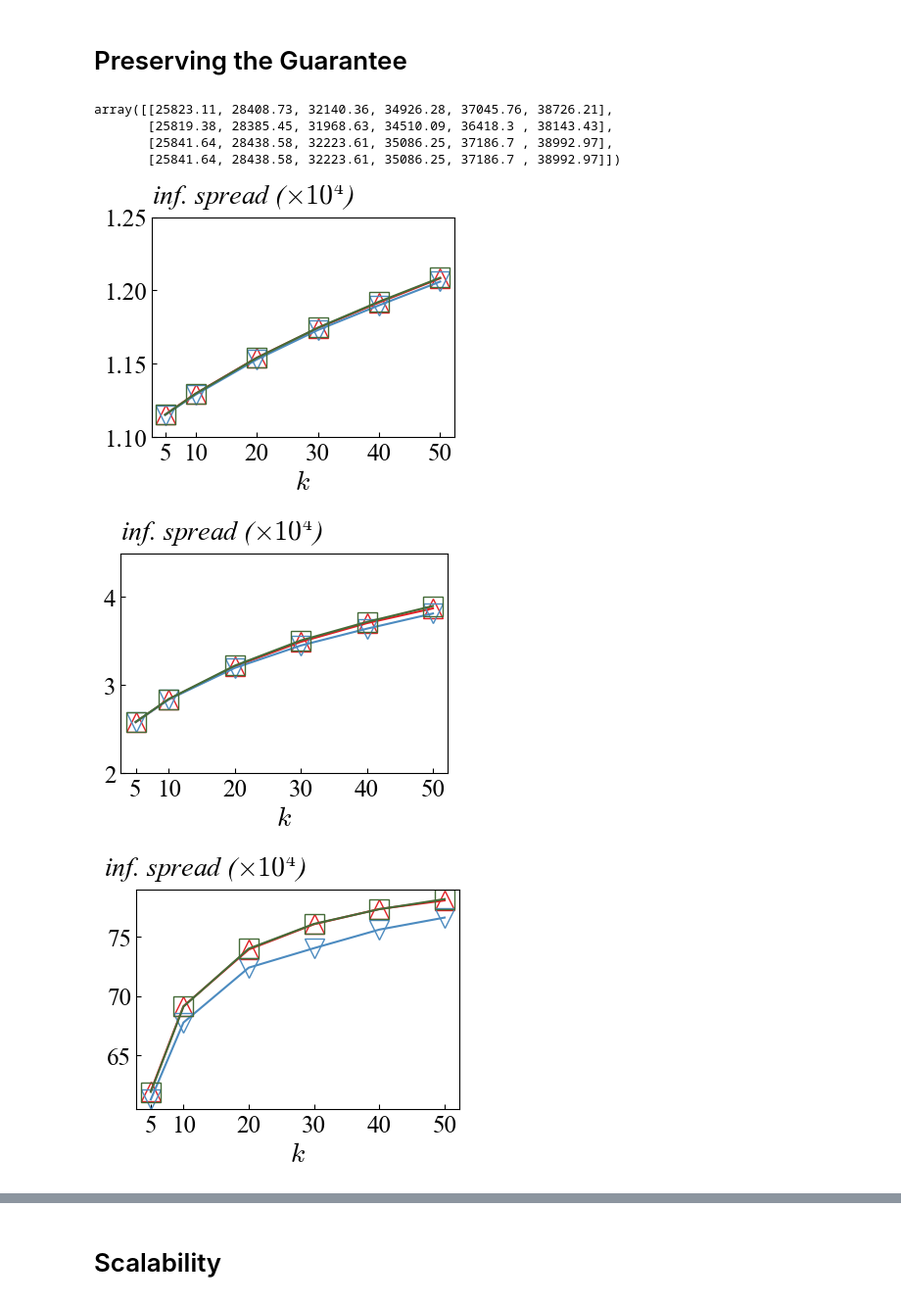
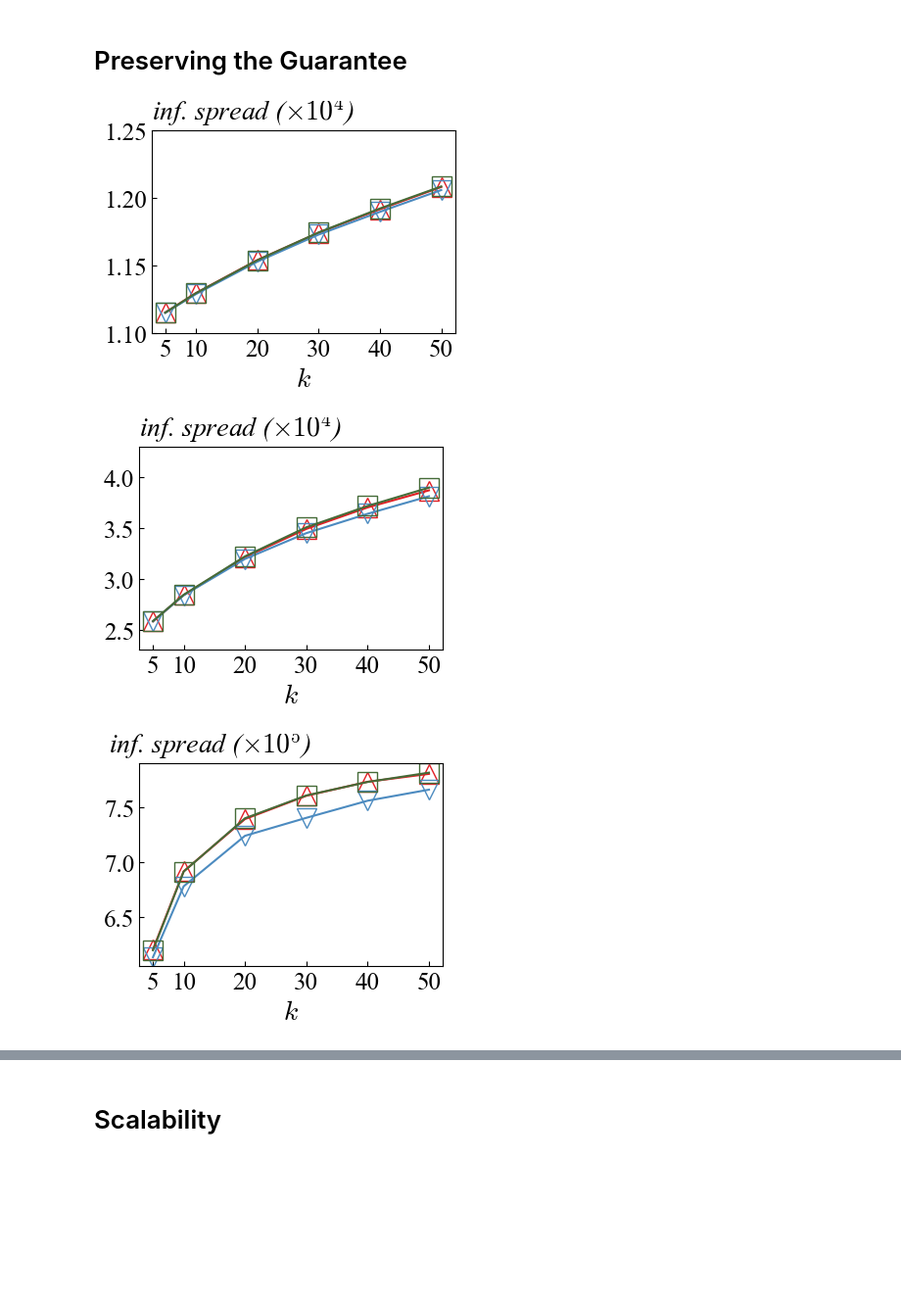
Before and after one commit to chenxlong3/AISPAC, a Jupyter notebook: data_process.ipynb, the cells around one changed output, grey strips where cells are left out. Shown at 98% size. Drawn from its saved outputs; the diff is of its cells as text; code cells hidden in the pictures; blank space fills up the shorter version.

```diff
--- a/data_process.ipynb
+++ b/data_process.ipynb
@@ -12,7 +12,7 @@ plt.rcParams["font.family"] = "Times New Roman"
 # plt.rcParams['figure.subplot.left'] = 0
 # plt.rcParams['figure.subplot.bottom'] = 0
 # plt.rcParams['figure.subplot.right'] = 1
-# plt.rcParams['figure.subplot.top'] = 1
+plt.rcParams['figure.subplot.top'] = 0.85
 MARKERS_LIST = [
     "^",
     "v",
@@ -162,7 +162,7 @@ def plot_lines(arr_2d, line_labels, x_axis,
     if save_path != None:
         dir = os.path.split(save_path)[0]
         os.makedirs(dir, exist_ok=True)
-        plt.savefig(save_path, bbox_inches='tight')
+        plt.savefig(save_path)
     plt.show()
     return
 
@@ -195,7 +195,7 @@ MARKER_SIZE=15
 LABEL_SIZE=20
 Y_LABEL_POS=[0, 1.1]
 TICK_SIZE=18
-FIG_SIZE=[4, 3.5]
+FIG_SIZE=[4, 2.8]
 # %%
 export_legend_for_labels(MARKERS_LIST, COLOR_LIST, label_list=["AISPAC", "AugIM", "AIS"], output_file="./figs/legend.pdf")
 # %% [output]
@@ -636,13 +698,6 @@ inf_k_orkut_dict = get_inf_spread_of_one_dataset("orkut", list(range(2021, 2031)
                                                  baseline_names=["AISPAC", "AugIM", "AIS_plus"],
                                                 settings={"eps":0.1, "seed_mode":"OUTDEG"})
 inf_k_orkut_arr = np.array(list(inf_k_orkut_dict.values()))
-# %%
-inf_k_dblp_arr
-# %% [output]
-array([[25823.11, 28408.73, 32140.36, 34926.28, 37045.76, 38726.21],
-       [25819.38, 28385.45, 31968.63, 34510.09, 36418.3 , 38143.43],
-       [25841.64, 28438.58, 32223.61, 35086.25, 37186.7 , 38992.97],
-       [25841.64, 28438.58, 32223.61, 35086.25, 37186.7 , 38992.97]])
 # %%
 plot_lines(inf_k_epin_arr / 10000,
            line_labels=["AISPAC", "AugIM", "AIS"],
@@ -657,37 +712,37 @@ plot_lines(inf_k_epin_arr / 10000,
            y_lim = [1.1, 1.25],
            save_path="./figs/inf_k_OUTDEG_epin.pdf"
            )
 plot_lines(inf_k_dblp_arr / 10000,
            line_labels=["AISPAC", "AugIM", "AIS"],
            x_axis=K_LIST,
            ms=MARKER_SIZE,
            x_label=r"$k$",
            y_label=r"inf. spread ($\times 10^4$)",
            tick_size=TICK_SIZE,
            label_size=LABEL_SIZE,
            fig_size=FIG_SIZE,
            y_label_pos=Y_LABEL_POS,
-           y_lim = [2,4.5],
+           y_lim = [2.3,4.3],
            save_path="./figs/inf_k_OUTDEG_dblp.pdf"
            )
 
 plot_lines(inf_k_orkut_arr / 100000,
            line_labels=["AISPAC", "AugIM", "AIS"],
            x_axis=K_LIST,
            ms=MARKER_SIZE,
            x_label=r"$k$",
            y_label=r"inf. spread ($\times 10^5$)",
            tick_size=TICK_SIZE,
            label_size=LABEL_SIZE,
            fig_size=FIG_SIZE,
            y_label_pos=[-0.1, 1.1],
         #    y_lim = [0,4.5],
            save_path="./figs/inf_k_OUTDEG_orkut.pdf"
            )
 # %% [output]
-[figure, old version]
+[figure, new version]
-[figure, old version]
+[figure, new version]
-[figure, old version]
+[figure, new version]
 # %%
 time_k_epin = get_runtime_for_lines_of_one_dataset("Epinions", list(range(2021, 2031)),
                                                    baseline_names=["AISPAC", "AugIM", "AIS"],
```
Also changed, not shown: parts of 20 cells of this notebook.
